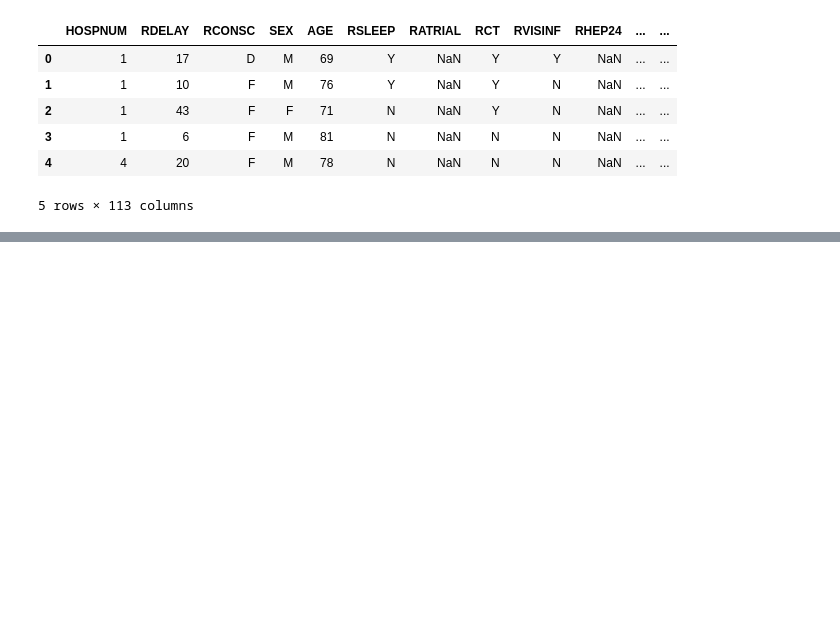
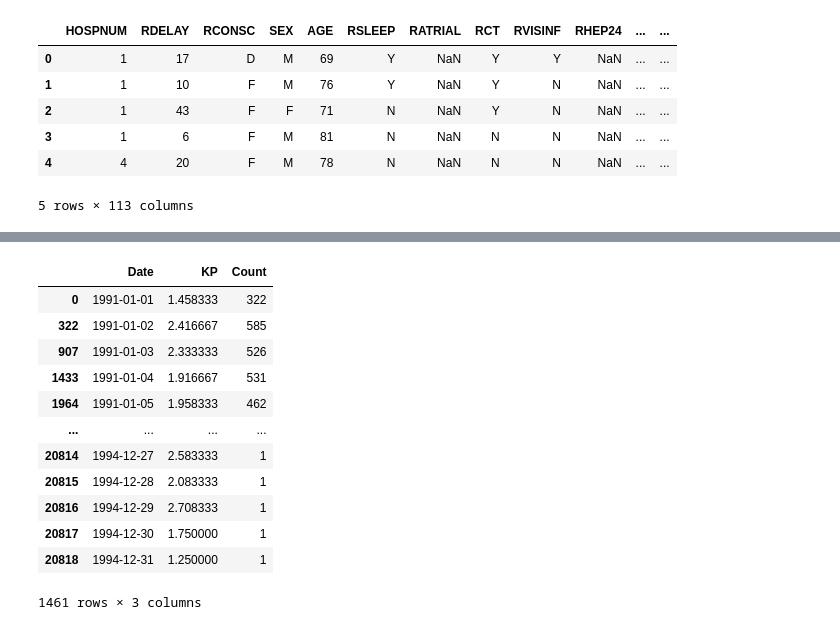
Before and after one commit to r3dswitch/cassini_hack, a Jupyter notebook: test.ipynb, the cells around one changed output, grey strips where cells are left out. Saved outputs shown, nothing was run; the diff lists cells and outputs as text; code cells hidden in the pictures; blank space fills up the shorter version.

```diff
--- a/test.ipynb
+++ b/test.ipynb
@@ -270,0 +265,26 @@ merged
+# %%
+date_counts = merged['Date'].value_counts().reset_index()
+date_counts.columns = ['Date', 'Count']
+
+# Sort by date
+date_counts = date_counts.sort_values('Date')
+date_counts.tail
+
+merged = pd.merge(merged, date_counts, on='Date', how='inner')
+merged = merged[['Date','KP','Count']]
+merged = merged.drop_duplicates()
+merged
+# %% [output]
+|  | Date | KP | Count |
+| 0 | 1991-01-01 | 1.458333 | 322 |
+| 322 | 1991-01-02 | 2.416667 | 585 |
+| 907 | 1991-01-03 | 2.333333 | 526 |
+| 1433 | 1991-01-04 | 1.916667 | 531 |
+| 1964 | 1991-01-05 | 1.958333 | 462 |
+| ... | ... | ... | ... |
+| 20814 | 1994-12-27 | 2.583333 | 1 |
+| 20815 | 1994-12-28 | 2.083333 | 1 |
+| 20816 | 1994-12-29 | 2.708333 | 1 |
+| 20817 | 1994-12-30 | 1.750000 | 1 |
+| 20818 | 1994-12-31 | 1.250000 | 1 |
+1461 rows × 3 columns
```
Also changed, not shown: parts of 8 cells of this notebook, 2 other files.
